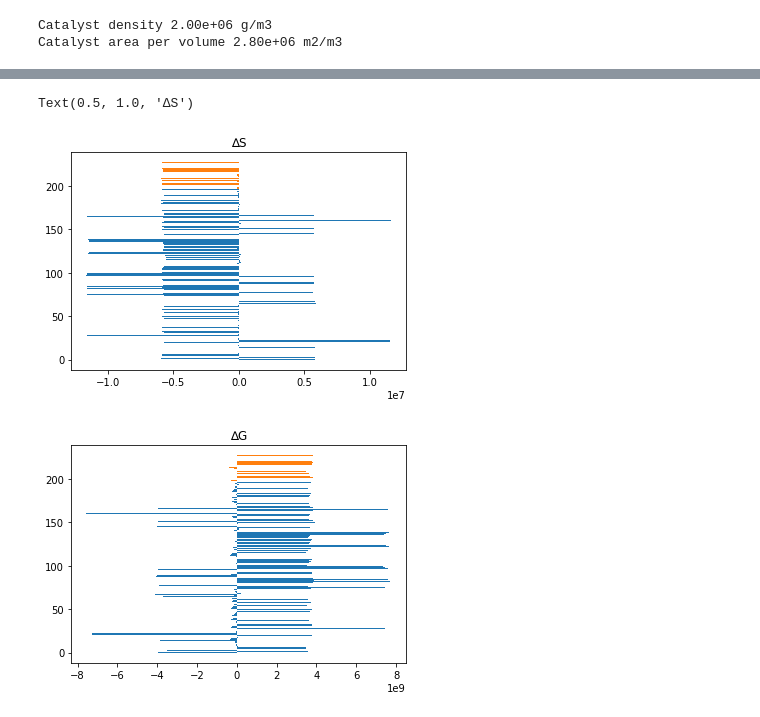
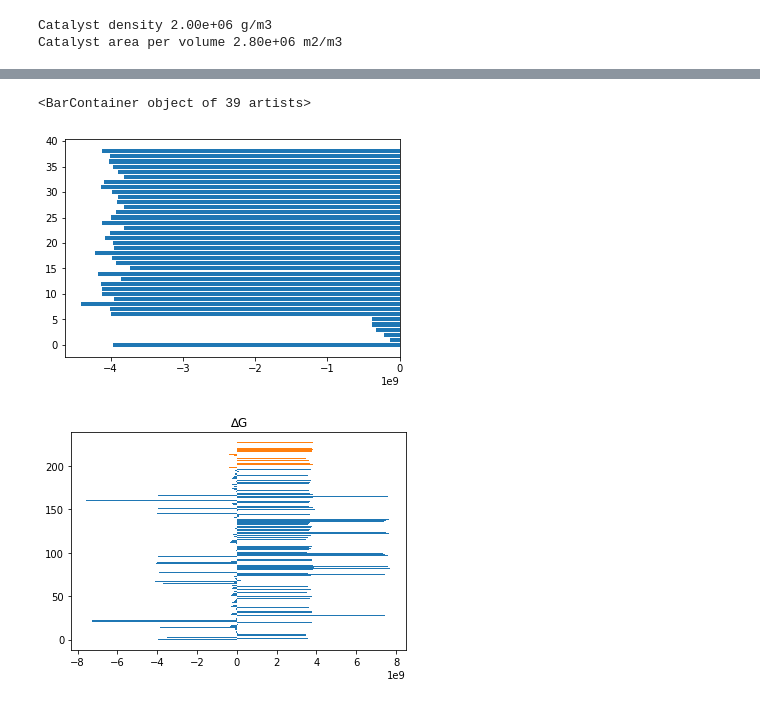
Before and after one commit to ChrisBNEU/HAN, a Jupyter notebook: CanteraModels/rocketman.ipynb, the cells around one changed output, grey strips where cells are left out. Saved outputs shown, nothing was run; the diff lists cells and outputs as text; code cells hidden in the pictures.

```diff
--- a/CanteraModels/rocketman.ipynb
+++ b/CanteraModels/rocketman.ipynb
@@ -187,10 +160,8 @@ Text(0.5, 1.0, '∆H')
-# %%
-plt.barh(np.arange(len(gas.delta_entropy)),gas.delta_entropy)
-plt.barh(len(gas.delta_entropy)+np.arange(len(surf.delta_entropy)),surf.delta_entropy)
-plt.title('∆S')
-# %% [output]
-Text(0.5, 1.0, '∆S')
-[figure, removed]
+# %%
+plt.barh(np.arange(len(gas.chemical_potentials)),gas.chemical_potentials)
+# %% [output]
+<BarContainer object of 39 artists>
+[figure, added]
 # %%
 # gas.equilibrate('TP')
 # %%
```
Also changed, not shown: parts of 20 cells of this notebook, 2 other files.
